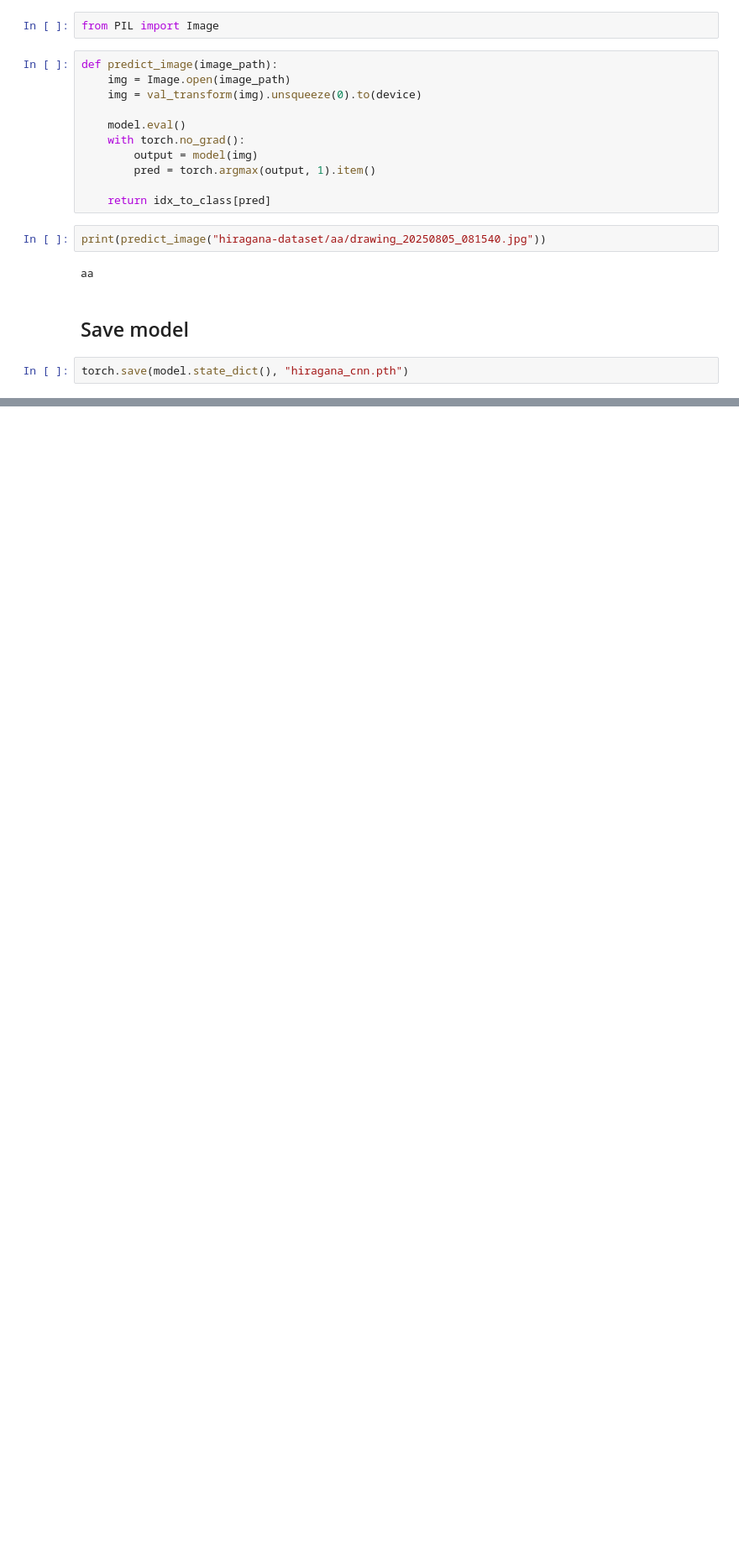
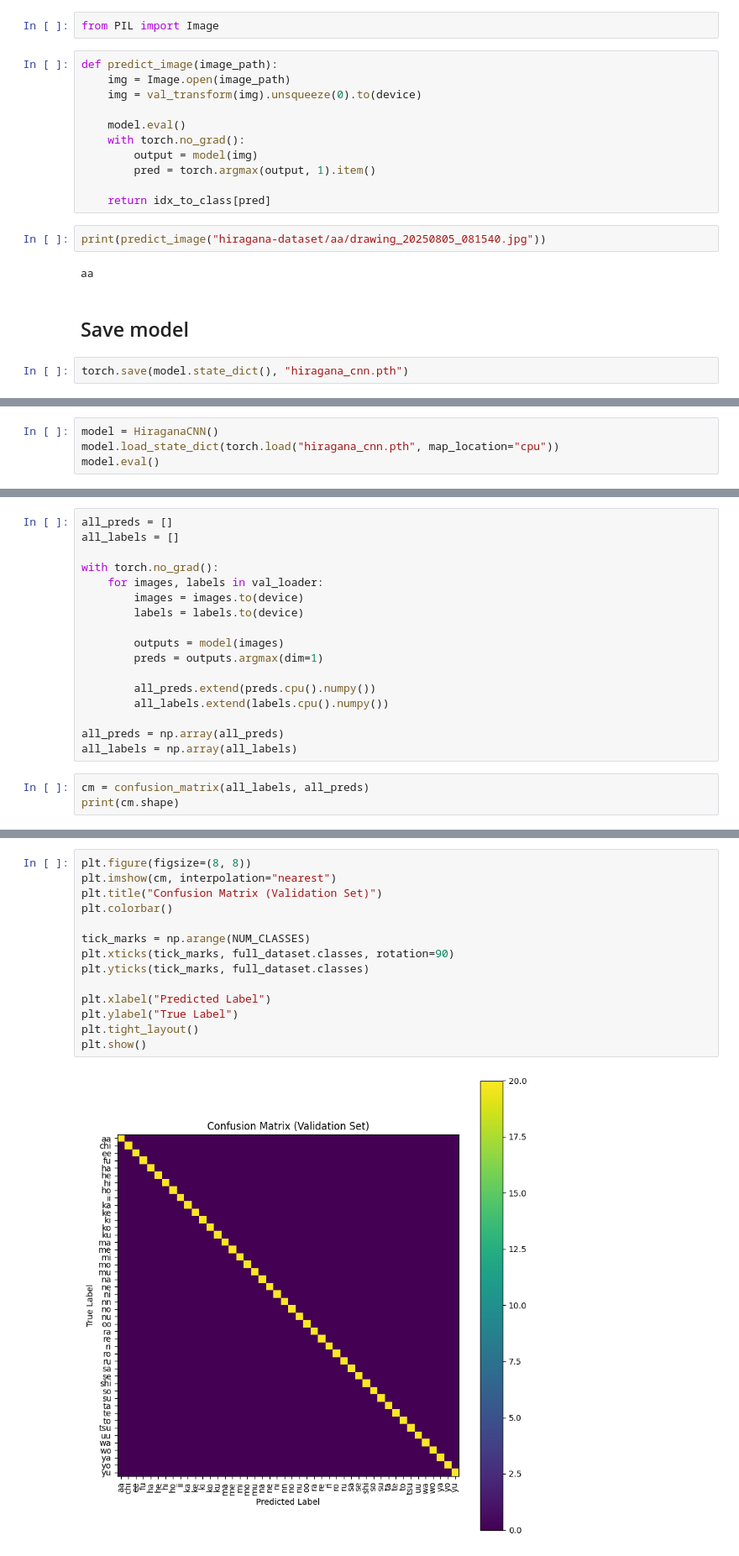
Before and after one commit to paulinedao/hiragana-cnn, a Jupyter notebook: hiragana-notebook.ipynb, the cells around one changed output, grey strips where cells are left out. Shown at 84% size. Saved outputs shown, nothing was run; the diff lists cells and outputs as text; blank space fills up the shorter version.

Commit message:
Output confusion matrix

```diff
--- a/hiragana-notebook.ipynb
+++ b/hiragana-notebook.ipynb
@@ -261,0 +270,4 @@ torch.save(model.state_dict(), "hiragana_cnn.pth")
+# %%
+model = HiraganaCNN()
+model.load_state_dict(torch.load("hiragana_cnn.pth", map_location="cpu"))
+model.eval()
@@ -261,0 +292,20 @@ torch.save(model.state_dict(), "hiragana_cnn.pth")
+# %%
+all_preds = []
+all_labels = []
+
+with torch.no_grad():
+    for images, labels in val_loader:
+        images = images.to(device)
+        labels = labels.to(device)
+
+        outputs = model(images)
+        preds = outputs.argmax(dim=1)
+
+        all_preds.extend(preds.cpu().numpy())
+        all_labels.extend(labels.cpu().numpy())
+
+all_preds = np.array(all_preds)
+all_labels = np.array(all_labels)
+# %%
+cm = confusion_matrix(all_labels, all_preds)
+print(cm.shape)
@@ -261,0 +314,16 @@ torch.save(model.state_dict(), "hiragana_cnn.pth")
+# %%
+plt.figure(figsize=(8, 8))
+plt.imshow(cm, interpolation="nearest")
+plt.title("Confusion Matrix (Validation Set)")
+plt.colorbar()
+
+tick_marks = np.arange(NUM_CLASSES)
+plt.xticks(tick_marks, full_dataset.classes, rotation=90)
+plt.yticks(tick_marks, full_dataset.classes)
+
+plt.xlabel("Predicted Label")
+plt.ylabel("True Label")
+plt.tight_layout()
+plt.show()
+# %% [output]
+[figure, added]
```
Also changed, not shown: parts of 9 cells of this notebook.
